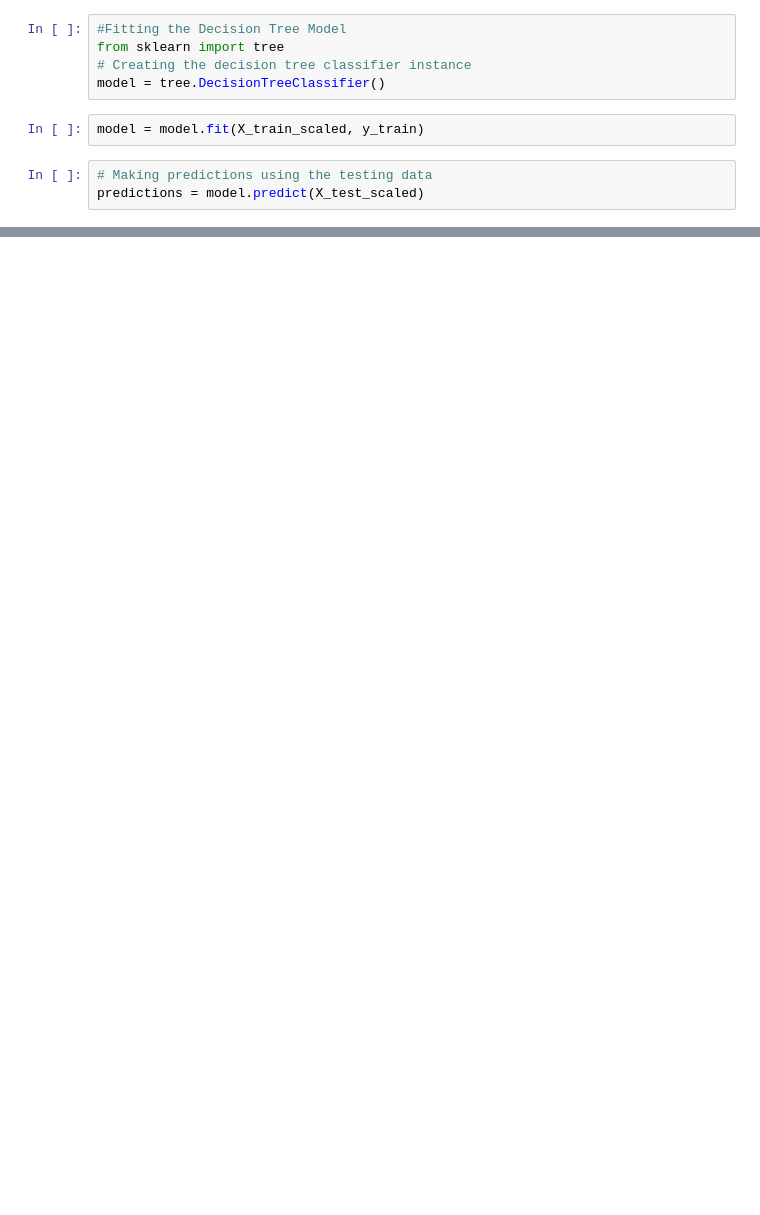
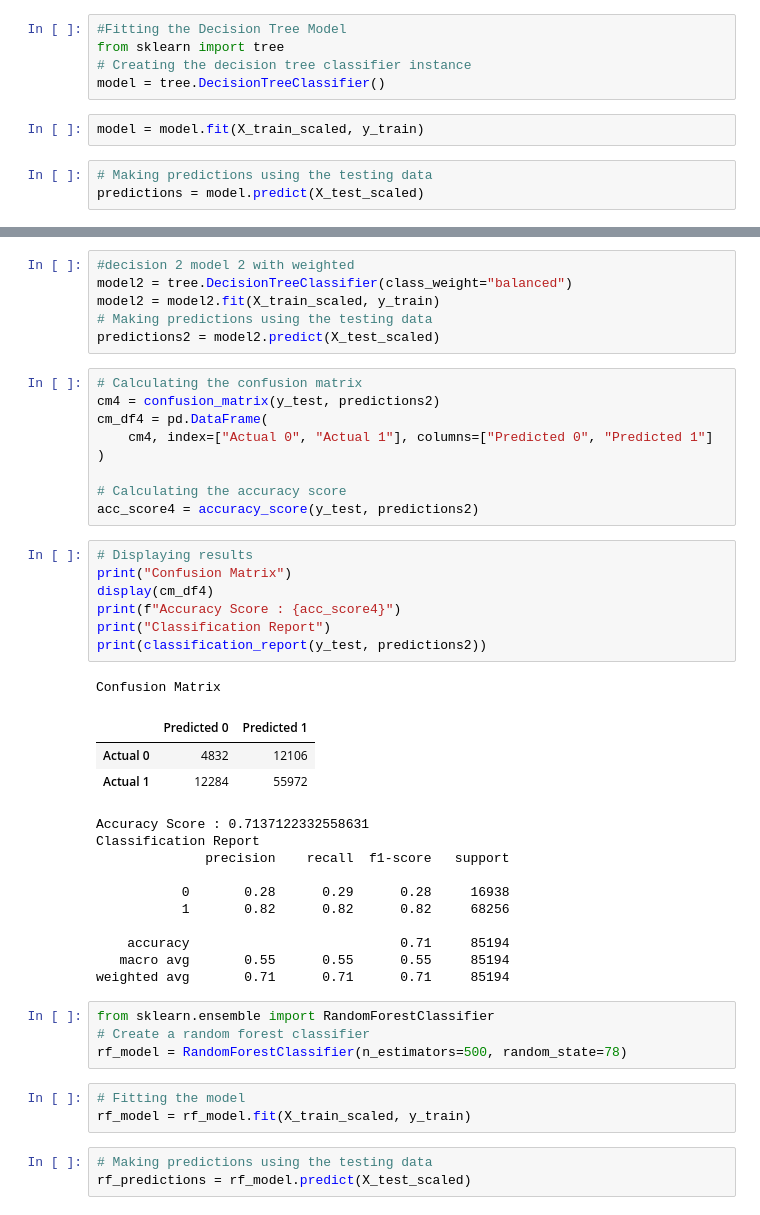
Before and after one commit to soumyaranjanswaincan/loan_analysis_project, a Jupyter notebook: loan_analysis.ipynb, the cells around one changed output, grey strips where cells are left out. Saved outputs shown, nothing was run; the diff lists cells and outputs as text; blank space fills up the shorter version.

```diff
--- a/loan_analysis.ipynb
+++ b/loan_analysis.ipynb
@@ -213,0 +242,47 @@ AttributeError: 'numpy.ndarray' object has no attribute 'columns'
+# %%
+#decision 2 model 2 with weighted
+model2 = tree.DecisionTreeClassifier(class_weight="balanced")
+model2 = model2.fit(X_train_scaled, y_train)
+# Making predictions using the testing data
+predictions2 = model2.predict(X_test_scaled)
+# %%
+# Calculating the confusion matrix
+cm4 = confusion_matrix(y_test, predictions2)
+cm_df4 = pd.DataFrame(
+    cm4, index=["Actual 0", "Actual 1"], columns=["Predicted 0", "Predicted 1"]
+)
+
+# Calculating the accuracy score
+acc_score4 = accuracy_score(y_test, predictions2)
+# %%
+# Displaying results
+print("Confusion Matrix")
+display(cm_df4)
+print(f"Accuracy Score : {acc_score4}")
+print("Classification Report")
+print(classification_report(y_test, predictions2))
+# %% [output]
+Confusion Matrix
+|  | Predicted 0 | Predicted 1 |
+| Actual 0 | 4832 | 12106 |
+| Actual 1 | 12284 | 55972 |
+Accuracy Score : 0.7137122332558631
+Classification Report
+              precision    recall  f1-score   support
+
+           0       0.28      0.29      0.28     16938
+           1       0.82      0.82      0.82     68256
+
+    accuracy                           0.71     85194
+   macro avg       0.55      0.55      0.55     85194
+weighted avg       0.71      0.71      0.71     85194
+# %%
+from sklearn.ensemble import RandomForestClassifier
+# Create a random forest classifier
+rf_model = RandomForestClassifier(n_estimators=500, random_state=78)
+# %%
+# Fitting the model
+rf_model = rf_model.fit(X_train_scaled, y_train)
+# %%
+# Making predictions using the testing data
+rf_predictions = rf_model.predict(X_test_scaled)
```
Also changed, not shown: parts of 9 cells of this notebook.
